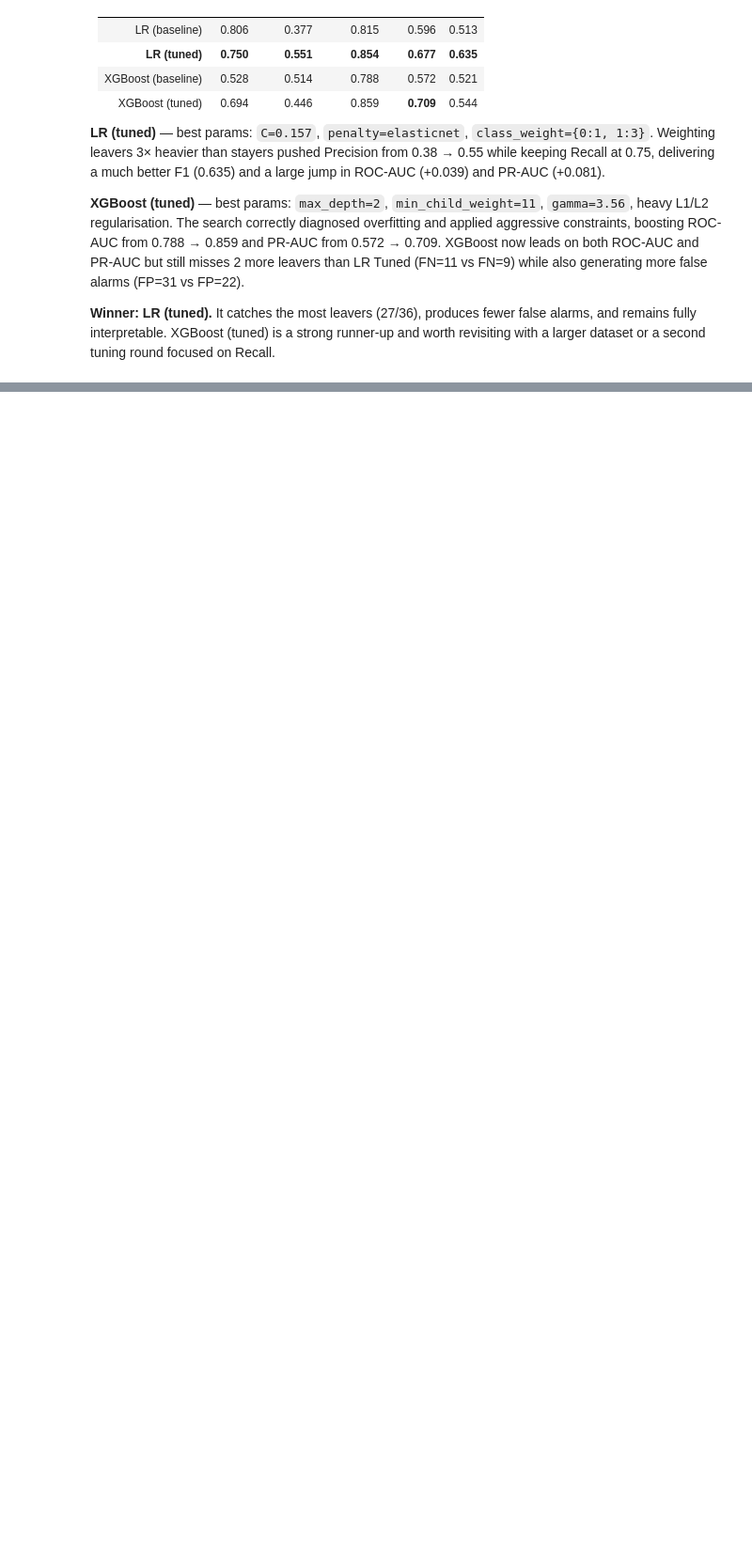
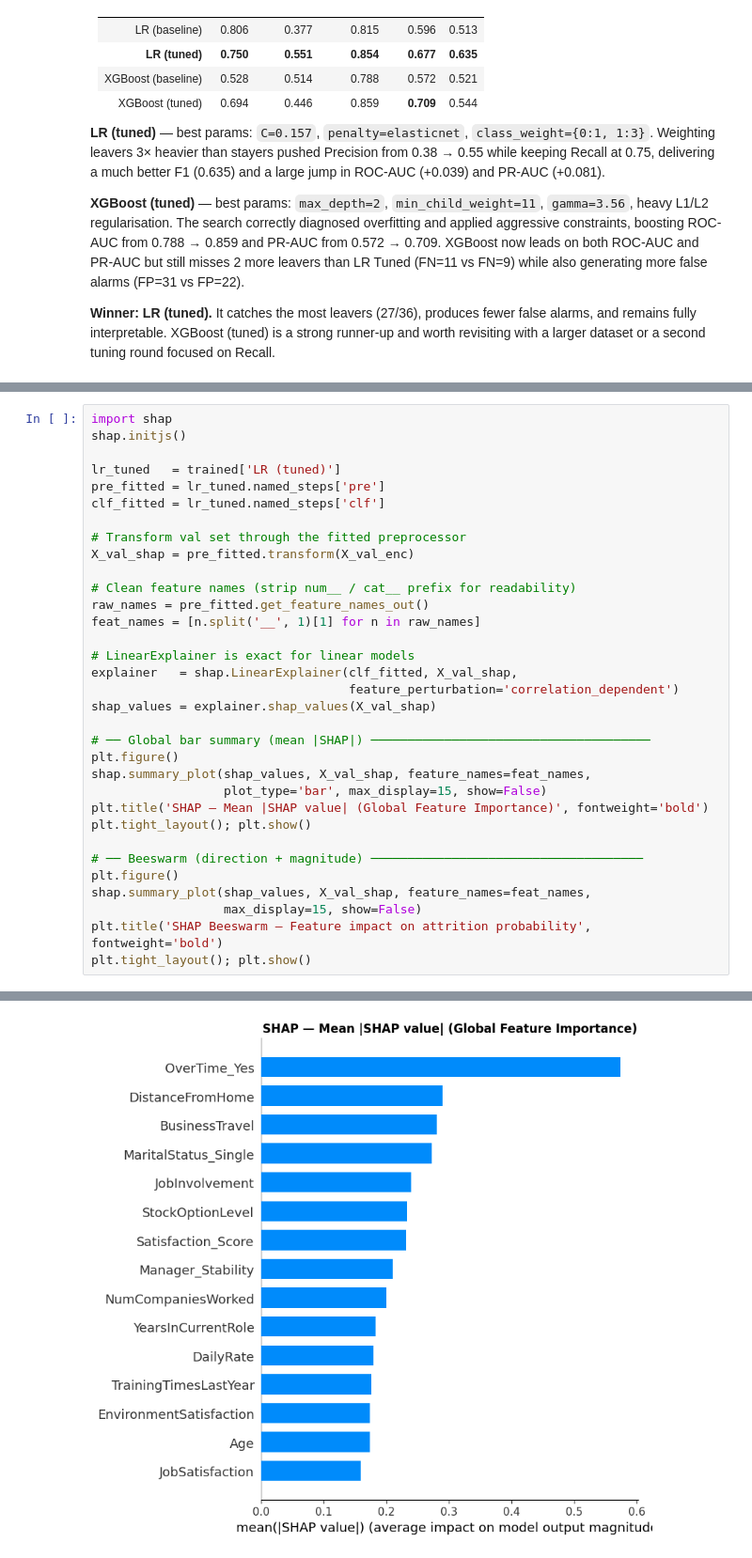
Before and after one commit to rimonshy/Employee-Churn-Prediction-System, a Jupyter notebook: notebook.ipynb, the cells around one changed output, grey strips where cells are left out. Shown at 94% size. Cells and saved outputs as stored; diff of their text form; blank space fills up the shorter version.

```diff
--- a/notebook.ipynb
+++ b/notebook.ipynb
@@ -1201,0 +1214,34 @@ Both models improved substantially. Key takeaways:
+# %%
+import shap
+shap.initjs()
+
+lr_tuned   = trained['LR (tuned)']
+pre_fitted = lr_tuned.named_steps['pre']
+clf_fitted = lr_tuned.named_steps['clf']
+
+# Transform val set through the fitted preprocessor
+X_val_shap = pre_fitted.transform(X_val_enc)
+
+# Clean feature names (strip num__ / cat__ prefix for readability)
+raw_names = pre_fitted.get_feature_names_out()
+feat_names = [n.split('__', 1)[1] for n in raw_names]
+
+# LinearExplainer is exact for linear models
+explainer   = shap.LinearExplainer(clf_fitted, X_val_shap,
+                                   feature_perturbation='correlation_dependent')
+shap_values = explainer.shap_values(X_val_shap)
+
+# ── Global bar summary (mean |SHAP|) ──────────────────────────────────────
+plt.figure()
+shap.summary_plot(shap_values, X_val_shap, feature_names=feat_names,
+                  plot_type='bar', max_display=15, show=False)
+plt.title('SHAP — Mean |SHAP value| (Global Feature Importance)', fontweight='bold')
+plt.tight_layout(); plt.show()
+
+# ── Beeswarm (direction + magnitude) ─────────────────────────────────────
+plt.figure()
+shap.summary_plot(shap_values, X_val_shap, feature_names=feat_names,
+                  max_display=15, show=False)
+plt.title('SHAP Beeswarm — Feature impact on attrition probability', fontweight='bold')
+plt.tight_layout(); plt.show()
+# %% [output]
@@ -1201,0 +1251 @@ Both models improved substantially. Key takeaways:
+[figure, added]
```
Also changed, not shown: parts of 13 cells of this notebook.
